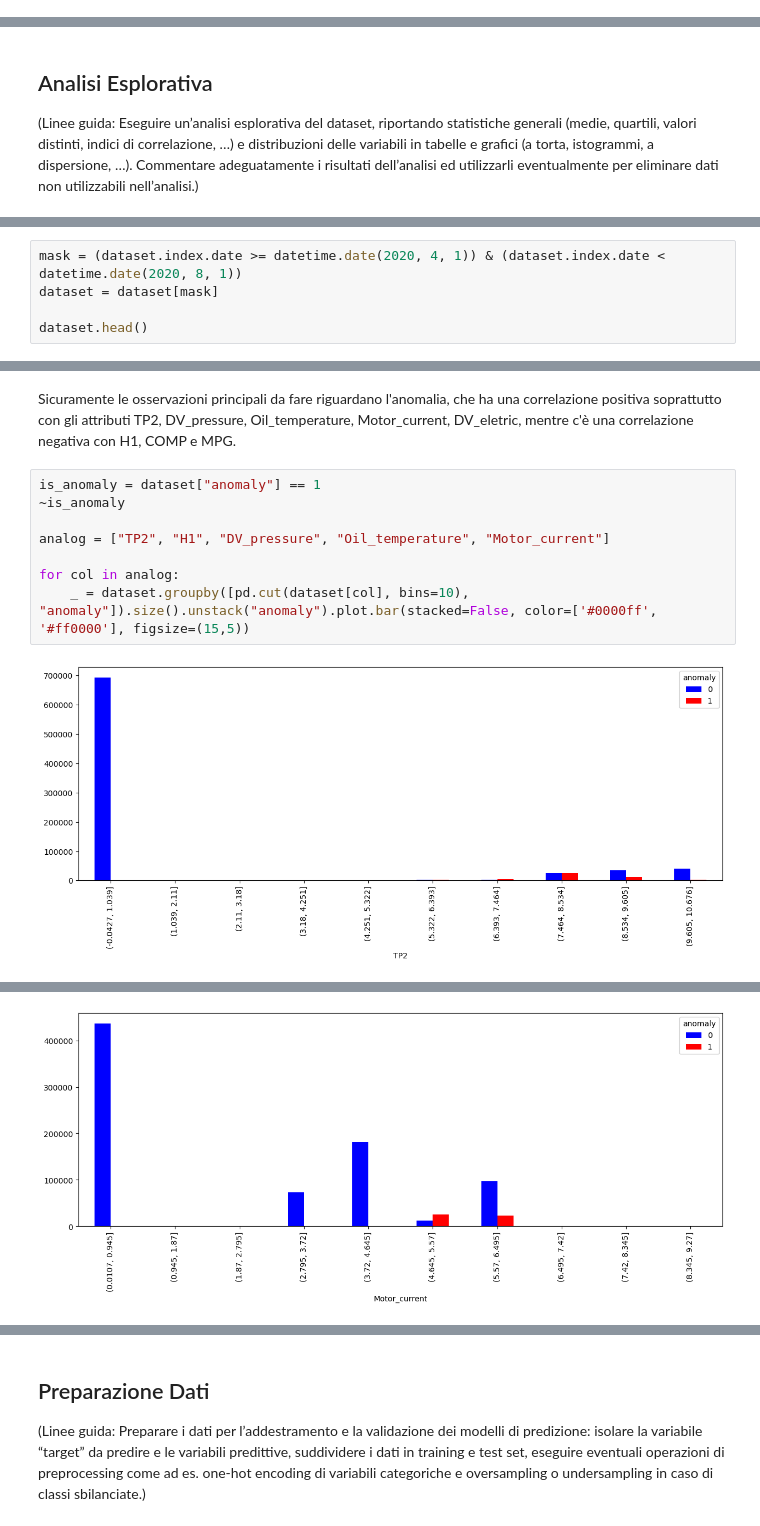
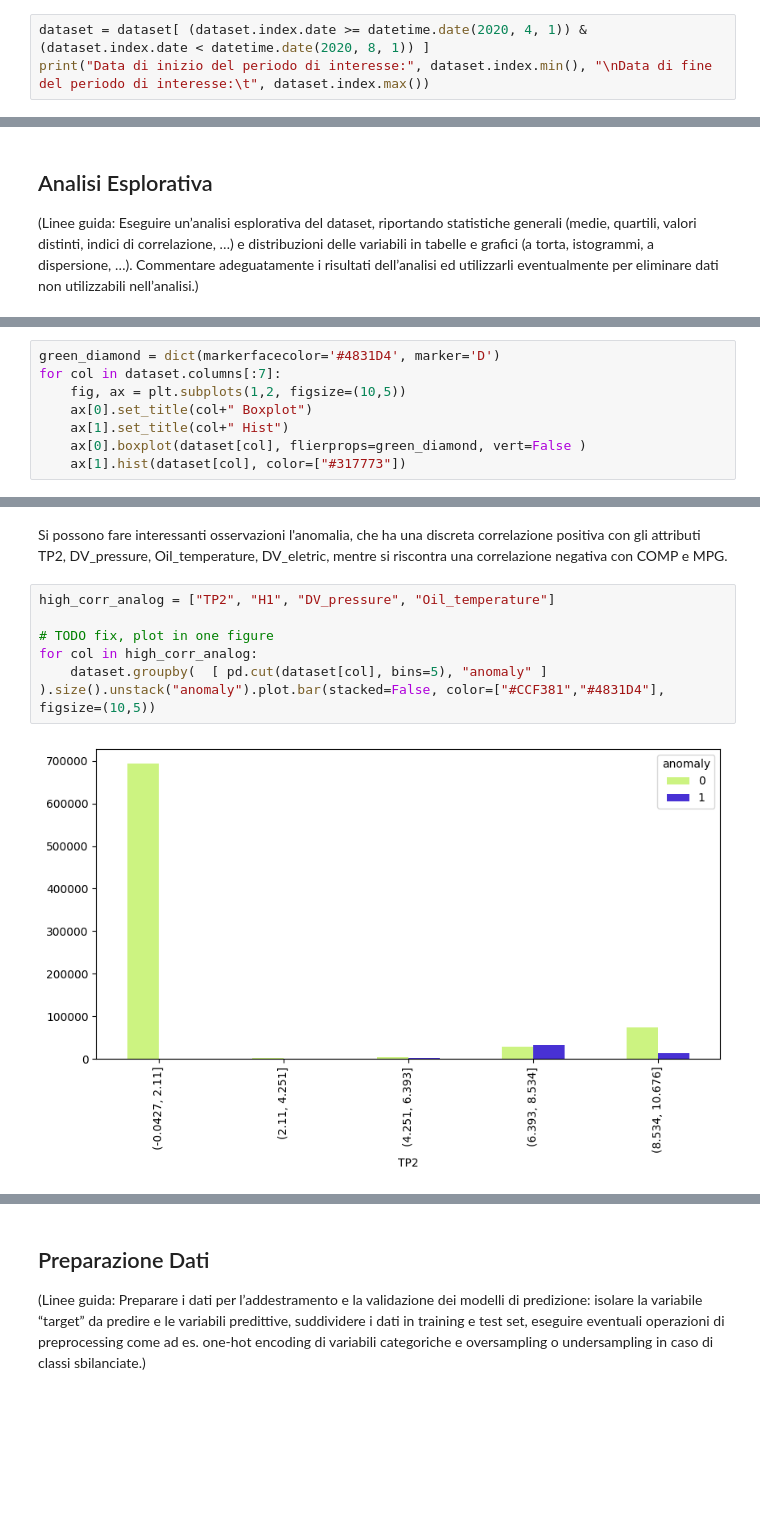
Before and after one commit to AlessandroSciarrillo/DIA-project, a Jupyter notebook: test_metro3.ipynb, the cells around one changed output, grey strips where cells are left out. Saved outputs shown, nothing was run; the diff lists cells and outputs as text; blank space fills up the shorter version.

Commit message:
cleaned and added new graphs

```diff
--- a/test_metro3.ipynb
+++ b/test_metro3.ipynb
@@ -173,0 +175,3 @@ See the caveats in the documentation: https://pandas.pydata.org/pandas-docs/stab
+# %%
+dataset = dataset[ (dataset.index.date >= datetime.date(2020, 4, 1)) & (dataset.index.date < datetime.date(2020, 8, 1)) ]
+print("Data di inizio del periodo di interesse:", dataset.index.min(), "\nData di fine del periodo di interesse:\t", dataset.index.max())
@@ -194,5 +198,0 @@ Circa il 3% del dataset contiene delle anomalie, ma essendo state valutate in un
-# %%
-mask = (dataset.index.date >= datetime.date(2020, 4, 1)) & (dataset.index.date < datetime.date(2020, 8, 1))
-dataset = dataset[mask]
-
-dataset.head()
@@ -206,0 +205,8 @@ dataset.head()
+# %%
+green_diamond = dict(markerfacecolor='#4831D4', marker='D')
+for col in dataset.columns[:7]:
+    fig, ax = plt.subplots(1,2, figsize=(10,5))
+    ax[0].set_title(col+" Boxplot")
+    ax[1].set_title(col+" Hist")
+    ax[0].boxplot(dataset[col], flierprops=green_diamond, vert=False )
+    ax[1].hist(dataset[col], color=["#317773"])
@@ -218,12 +236,10 @@ plt.show()
 # %% [markdown]
-Sicuramente le osservazioni principali da fare riguardano l'anomalia, che ha una correlazione positiva soprattutto con gli attributi TP2, DV_pressure, Oil_temperature, Motor_current, DV_eletric, mentre c'è una correlazione negativa con H1, COMP e MPG.
+Si possono fare interessanti osservazioni l'anomalia, che ha una discreta correlazione positiva con gli attributi TP2, DV_pressure, Oil_temperature, DV_eletric, mentre si riscontra una correlazione negativa con COMP e MPG.
 # %%
-is_anomaly = dataset["anomaly"] == 1
-~is_anomaly
+high_corr_analog = ["TP2", "H1", "DV_pressure", "Oil_temperature"]
 
-analog = ["TP2", "H1", "DV_pressure", "Oil_temperature", "Motor_current"]
-
-for col in analog:
-    _ = dataset.groupby([pd.cut(dataset[col], bins=10), "anomaly"]).size().unstack("anomaly").plot.bar(stacked=False, color=['#0000ff', '#ff0000'], figsize=(15,5))
+# TODO fix, plot in one figure
+for col in high_corr_analog:
+    dataset.groupby(  [ pd.cut(dataset[col], bins=5), "anomaly" ]  ).size().unstack("anomaly").plot.bar(stacked=False, color=["#CCF381","#4831D4"], figsize=(10,5))
 # %% [output]
-[figure, old version]
+[figure, new version]
@@ -233 +248,0 @@ for col in analog:
-[figure, removed]
```
Also changed, not shown: parts of 24 cells of this notebook.
